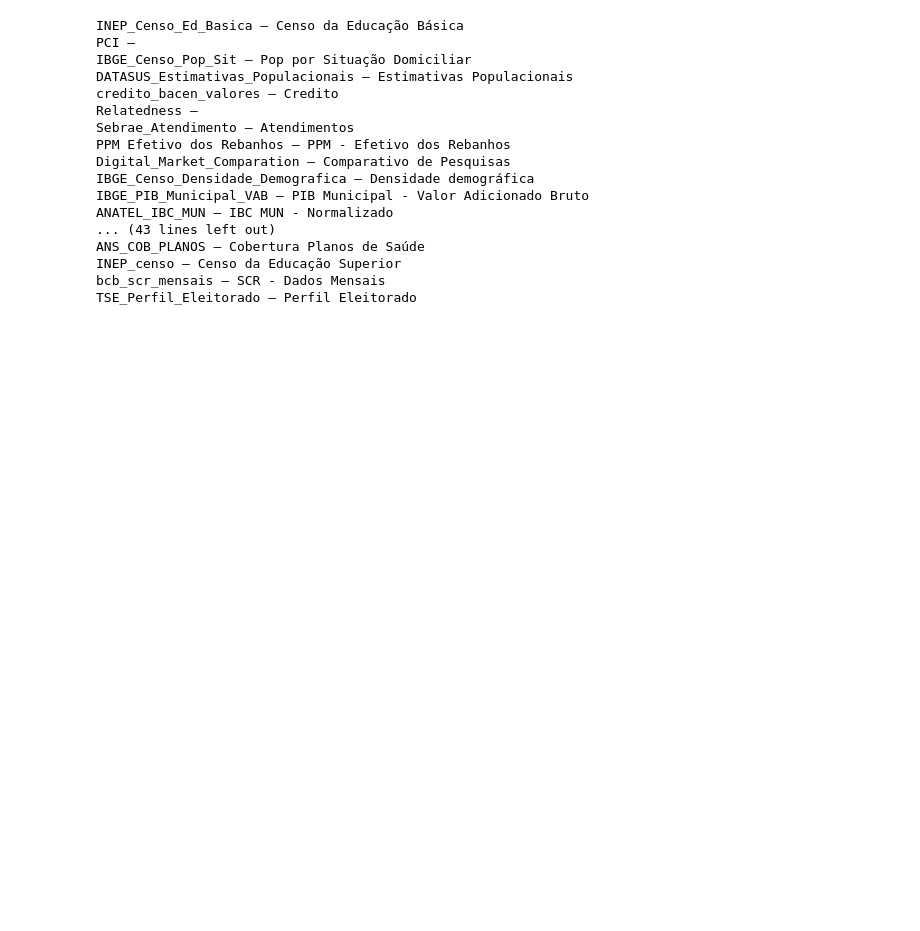
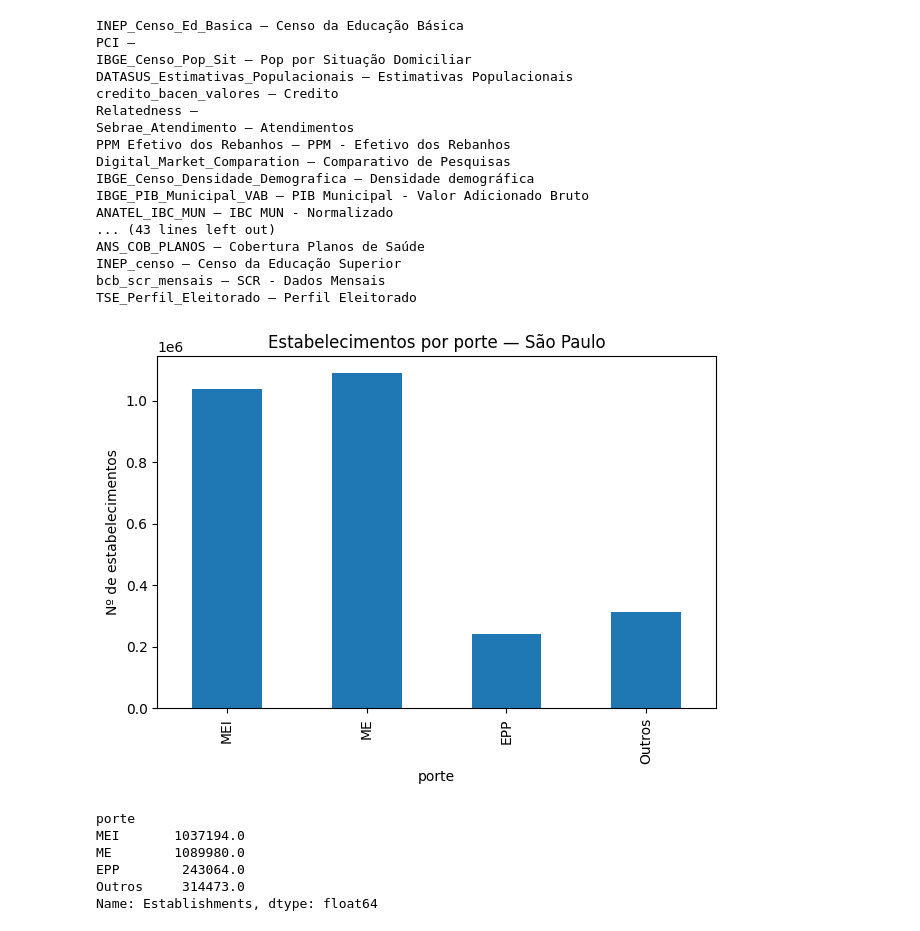
Before and after one commit to Pennini/TCC, a Jupyter notebook: notebooks/3. Dados Sebrae.ipynb, the cells around one changed output. Saved outputs shown, nothing was run; the diff lists cells and outputs as text; code cells hidden in the pictures; blank space fills up the shorter version.

```diff
--- a/notebooks/3. Dados Sebrae.ipynb
+++ b/notebooks/3. Dados Sebrae.ipynb
@@ -79,3 +92,31 @@ TSE_Perfil_Eleitorado — Perfil Eleitorado
 with open("../data/raw/sebrae.json", "w", encoding="utf-8") as f:
     import json
     json.dump(all_data, f, indent=2, ensure_ascii=False)
+# %%
+import sys, os
+sys.path.append(os.path.abspath(".."))  # acesso a src/
+import pandas as pd
+import matplotlib.pyplot as plt
+from src import sebrae
+from src import market_sizing as ms
+
+raw = sebrae.load_raw("../data/raw/sebrae.json")
+# %%
+df_porte_ano = sebrae.clean_portes(
+    sebrae.to_df(raw, "RF__Establishments__Open Activity Year,Company Size Sebrae")
+)
+comp = df_porte_ano.groupby("porte")["Establishments"].sum().reindex(
+    ["MEI", "ME", "EPP", "Outros"]
+)
+ax = comp.plot.bar(title="Estabelecimentos por porte — São Paulo")
+ax.set_ylabel("Nº de estabelecimentos")
+plt.tight_layout(); plt.show()
+comp
+# %% [output]
+[figure, added]
+porte
+MEI       1037194.0
+ME        1089980.0
+EPP        243064.0
+Outros     314473.0
+Name: Establishments, dtype: float64
```
Also changed, not shown: parts of 14 cells of this notebook.
